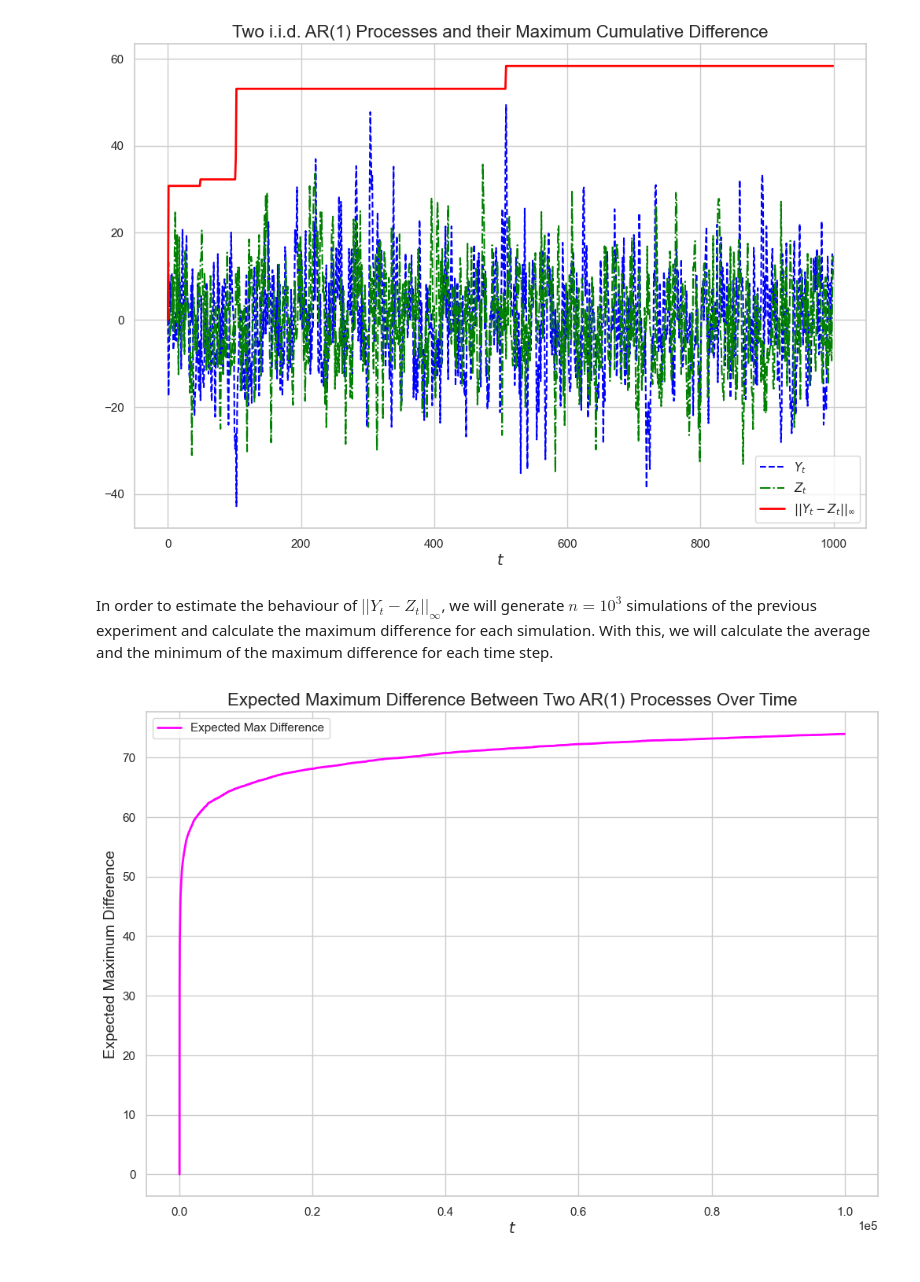
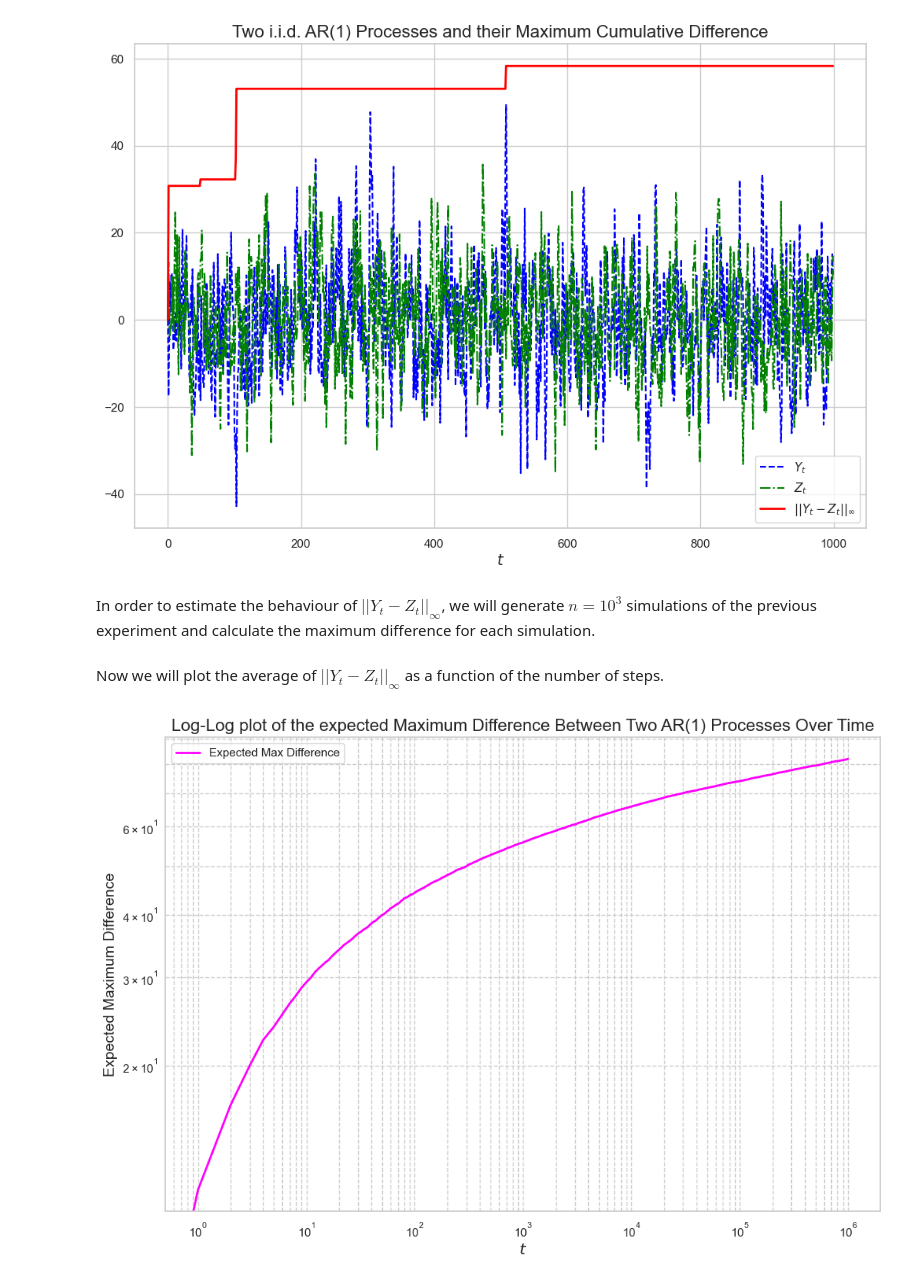
Before and after one commit to statsmarkov/depth_markov, a Jupyter notebook: section2.ipynb, the cells around one changed output. Saved outputs shown, nothing was run; the diff lists cells and outputs as text; code cells hidden in the pictures.

Commit message:
improving simulations.

```diff
--- a/section2.ipynb
+++ b/section2.ipynb
@@ -43,7 +43,7 @@ plt.show()
 # %% [output]
 [figure]
 # %% [markdown]
-In order to estimate the behaviour of $||Y_t-Z_t||_{\infty}$, we will generate $n=10^3$ simulations of the previous experiment and calculate the maximum difference for each simulation. With this, we will calculate the average and the minimum of the maximum difference for each time step.
+In order to estimate the behaviour of $||Y_t-Z_t||_{\infty}$, we will generate $n=10^3$ simulations of the previous experiment and calculate the maximum difference for each simulation.
 # %%
 n_simulations = 10**3
 n_steps = 10**5  # Increasing the number of points to simulate to get a better understanding of the behavior when n is large
@@ -57,6 +57,8 @@ with ProcessPoolExecutor() as executor:
                                 repeat(common_initial_value, n_simulations),
                                 repeat(2, n_simulations),
                                 np.random.randint(0, 2**32, n_simulations)))
+# %% [markdown]
+Now we will plot the average of $||Y_t-Z_t||_{\infty}$ as a function of the number of steps.
 # %%
 max_diffs_all_simulations = np.zeros((n_simulations, n_steps))
 for sim in range(n_simulations):
@@ -68,13 +69,12 @@ min_max_diffs=np.min(max_diffs_all_simulations, axis=0)
 # %%
-# Plotting the expected maximum difference
+# Plotting the expected maximum difference using a log-log plot
 plt.figure(figsize=(12, 8))
-plt.plot(expected_max_diffs, label='Expected Max Difference', color='magenta', linewidth=2)
+plt.loglog(expected_max_diffs, label='Expected Max Difference', color='magenta', linewidth=2)
 plt.xlabel(r'$t$', fontsize=14)
 plt.ylabel('Expected Maximum Difference', fontsize=14)
-plt.title('Expected Maximum Difference Between Two AR(1) Processes Over Time', fontsize=16)
+plt.title('Log-Log plot of the expected Maximum Difference Between Two AR(1) Processes Over Time', fontsize=16)
 plt.legend()
-plt.grid(True)
-plt.ticklabel_format(style='sci', axis='x', scilimits=(0,0))
+plt.grid(True, which="both", ls="--")
 plt.show()
 # %% [output]
-[figure, old version]
+[figure, new version]
```
Also changed, not shown: parts of 3 cells of this notebook.
